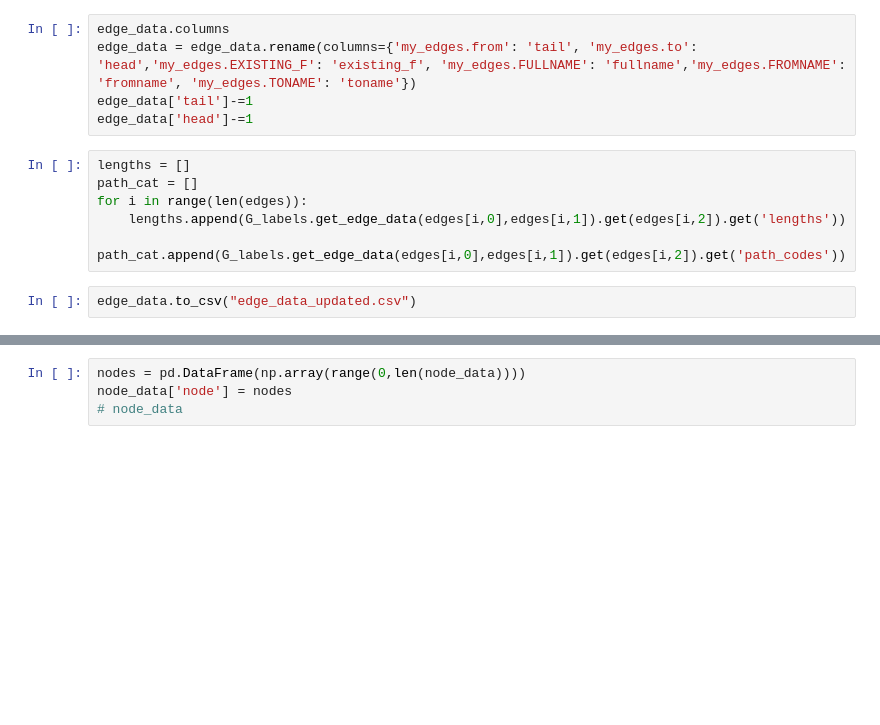
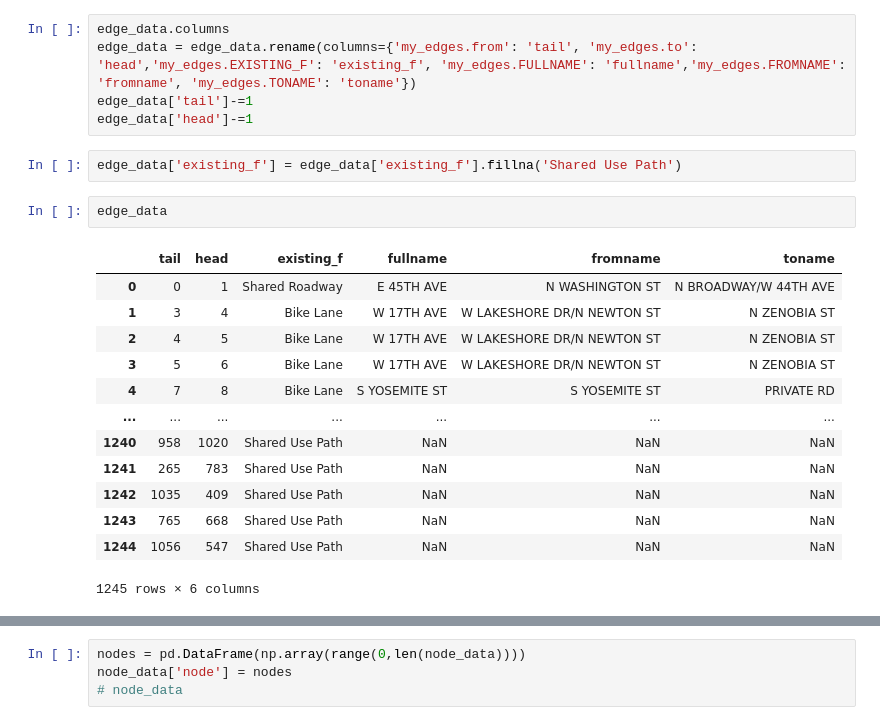
Before and after one commit to DillWithIt77/D2P_Spring_2022, a Jupyter notebook: Build-Network.ipynb, the cells around one changed output, grey strips where cells are left out. Cells and saved outputs as stored; diff of their text form; blank space fills up the shorter version.

Commit message:
fixed edge data

```diff
--- a/Build-Network.ipynb
+++ b/Build-Network.ipynb
@@ -145,13 +145,23 @@ edge_data.columns
 edge_data = edge_data.rename(columns={'my_edges.from': 'tail', 'my_edges.to': 'head','my_edges.EXISTING_F': 'existing_f', 'my_edges.FULLNAME': 'fullname','my_edges.FROMNAME': 'fromname', 'my_edges.TONAME': 'toname'})
 edge_data['tail']-=1
 edge_data['head']-=1
-# %%
-lengths = []
-path_cat = []
-for i in range(len(edges)):
-    lengths.append(G_labels.get_edge_data(edges[i,0],edges[i,1]).get(edges[i,2]).get('lengths'))
-    path_cat.append(G_labels.get_edge_data(edges[i,0],edges[i,1]).get(edges[i,2]).get('path_codes'))
-# %%
-edge_data.to_csv("edge_data_updated.csv")
+# %%
+edge_data['existing_f'] = edge_data['existing_f'].fillna('Shared Use Path')
+# %%
+edge_data
+# %% [output]
+|  | tail | head | existing_f | fullname | fromname | toname |
+| 0 | 0 | 1 | Shared Roadway | E 45TH AVE | N WASHINGTON ST | N BROADWAY/W 44TH AVE |
+| 1 | 3 | 4 | Bike Lane | W 17TH AVE | W LAKESHORE DR/N NEWTON ST | N ZENOBIA ST |
+| 2 | 4 | 5 | Bike Lane | W 17TH AVE | W LAKESHORE DR/N NEWTON ST | N ZENOBIA ST |
+| 3 | 5 | 6 | Bike Lane | W 17TH AVE | W LAKESHORE DR/N NEWTON ST | N ZENOBIA ST |
+| 4 | 7 | 8 | Bike Lane | S YOSEMITE ST | S YOSEMITE ST | PRIVATE RD |
+| ... | ... | ... | ... | ... | ... | ... |
+| 1240 | 958 | 1020 | Shared Use Path | NaN | NaN | NaN |
+| 1241 | 265 | 783 | Shared Use Path | NaN | NaN | NaN |
+| 1242 | 1035 | 409 | Shared Use Path | NaN | NaN | NaN |
+| 1243 | 765 | 668 | Shared Use Path | NaN | NaN | NaN |
+| 1244 | 1056 | 547 | Shared Use Path | NaN | NaN | NaN |
+1245 rows × 6 columns
 # %%
 node_data = pd.read_csv('cleaned_coords.csv')
```
Also changed, not shown: parts of 8 cells of this notebook, 2 other files.
